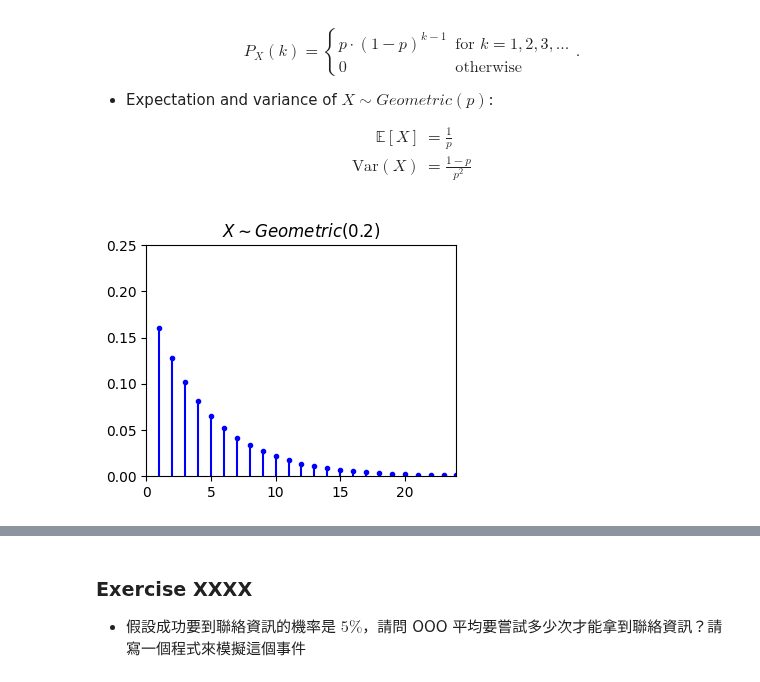
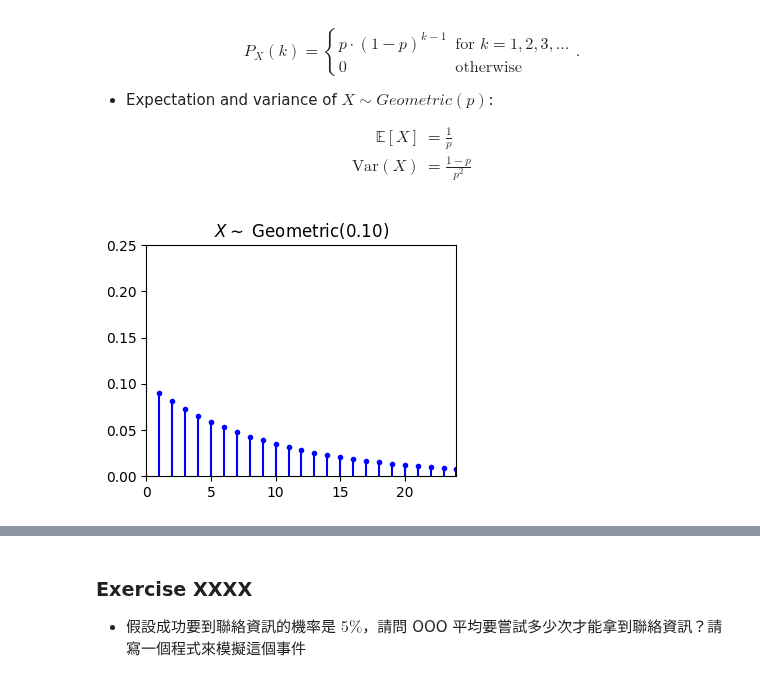
Before and after one commit to bruce88617/nycudopcs_advanced, a Jupyter notebook: Lectures/Lecture02/Lecture02.ipynb, the cells around one changed output, grey strips where cells are left out. Cells and saved outputs as stored; diff of their text form; code cells hidden in the pictures.

```diff
--- a/Lectures/Lecture02/Lecture02.ipynb
+++ b/Lectures/Lecture02/Lecture02.ipynb
@@ -506,29 +506,29 @@ $$
 # %%
 import matplotlib.pyplot as plt
 import numpy as np
 
-p = 0.2
+p = 0.1
 k = np.arange(1, 25)
 P_k = [p * (1-p)**(i) for i in k]
 
 fig = plt.figure(figsize=(4, 3), dpi=100)
 ax = fig.add_subplot(111)
 ax.plot(k, P_k, 'b.')
 ax.vlines(
     x=k,
     ymin=np.zeros_like(k),
     ymax=P_k,
     colors='b',
 )
 ax.set(
-    title=r"$X \sim Geometric(0.2)$",
+    title=r"$X \sim$" + " Geometric({:.2f})".format(p),
     xlim=[0, max(k)],
     ylim=[0, 0.25],
 )
 
 plt.show()
 # %% [output]
-[figure, old version]
+[figure, new version]
 # %%
 from scripts.part2.testFuncs import test3
 
```
Also changed, not shown: parts of 7 cells of this notebook, 1 other file.
